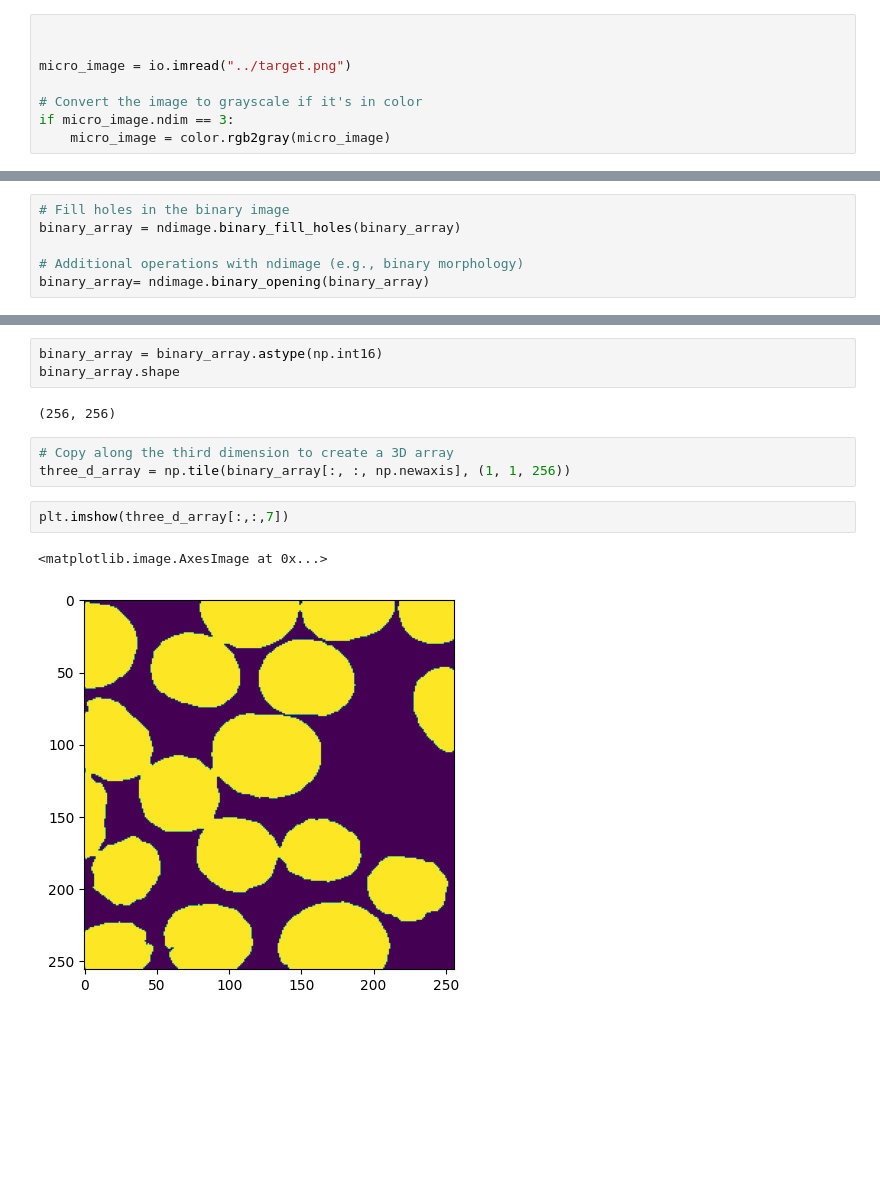
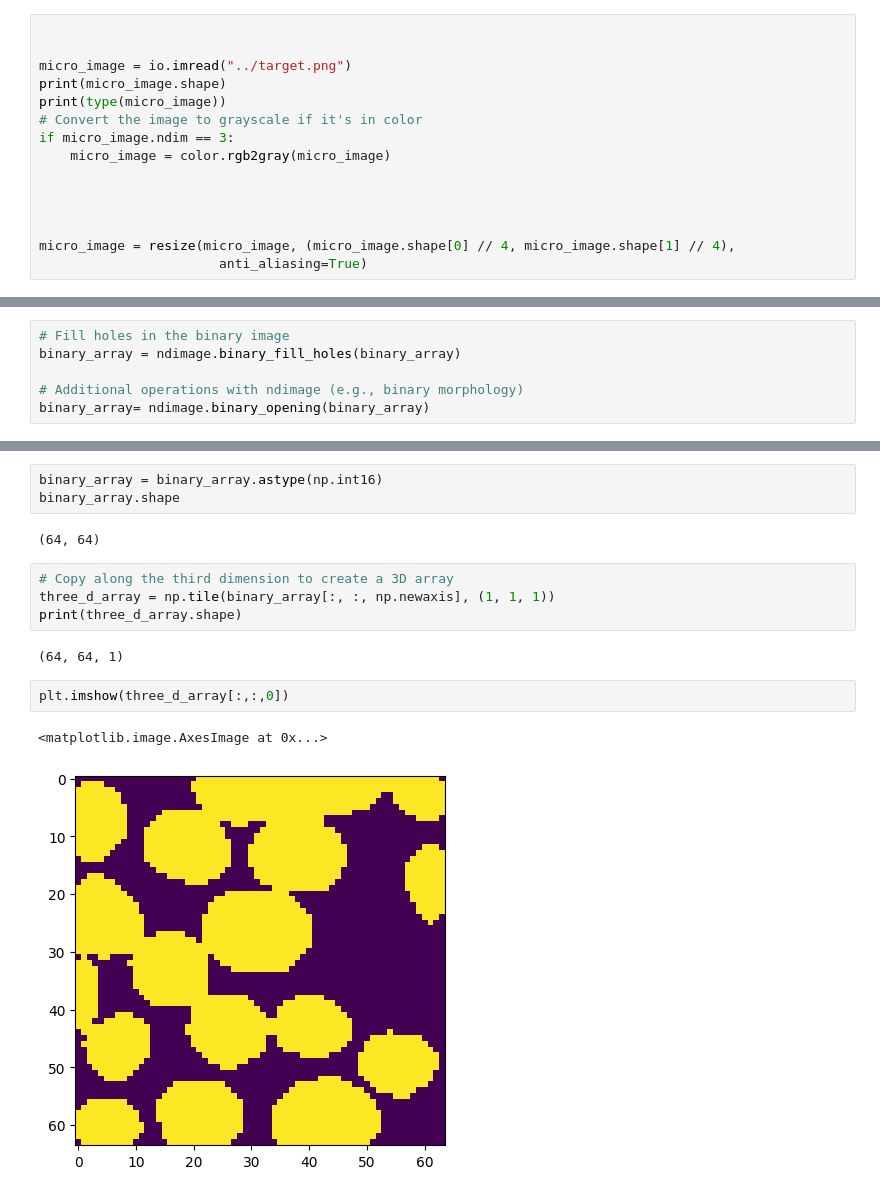
Before and after one commit to choROPeNt/MCRpy, a Jupyter notebook: notebooks/create_vti.ipynb, the cells around one changed output, grey strips where cells are left out. Saved outputs shown, nothing was run; the diff lists cells and outputs as text; blank space fills up the shorter version.

```diff
--- a/notebooks/create_vti.ipynb
+++ b/notebooks/create_vti.ipynb
@@ -13,7 +14,14 @@ from skimage import io, color, filters
 
 
 micro_image = io.imread("../target.png")
-
+print(micro_image.shape)
+print(type(micro_image))
 # Convert the image to grayscale if it's in color
 if micro_image.ndim == 3:
     micro_image = color.rgb2gray(micro_image)
+
+
+
+
+micro_image = resize(micro_image, (micro_image.shape[0] // 4, micro_image.shape[1] // 4),
+                       anti_aliasing=True)
@@ -44,15 +55,18 @@ plt.imshow(binary_array)
 binary_array = binary_array.astype(np.int16)
 binary_array.shape
 # %% [output]
-(256, 256)
+(64, 64)
 # %%
 # Copy along the third dimension to create a 3D array
-three_d_array = np.tile(binary_array[:, :, np.newaxis], (1, 1, 256))
+three_d_array = np.tile(binary_array[:, :, np.newaxis], (1, 1, 1))
+print(three_d_array.shape)
+# %% [output]
+(64, 64, 1)
 # %%
-plt.imshow(three_d_array[:,:,7])
+plt.imshow(three_d_array[:,:,0])
 # %% [output]
 <matplotlib.image.AxesImage at 0x...>
-[figure, old version]
+[figure, new version]
 # %%
 ## SAVE DATA
 ## Convert the NumPy arrays to float32
```
Also changed, not shown: parts of 9 cells of this notebook, 1 other file.
